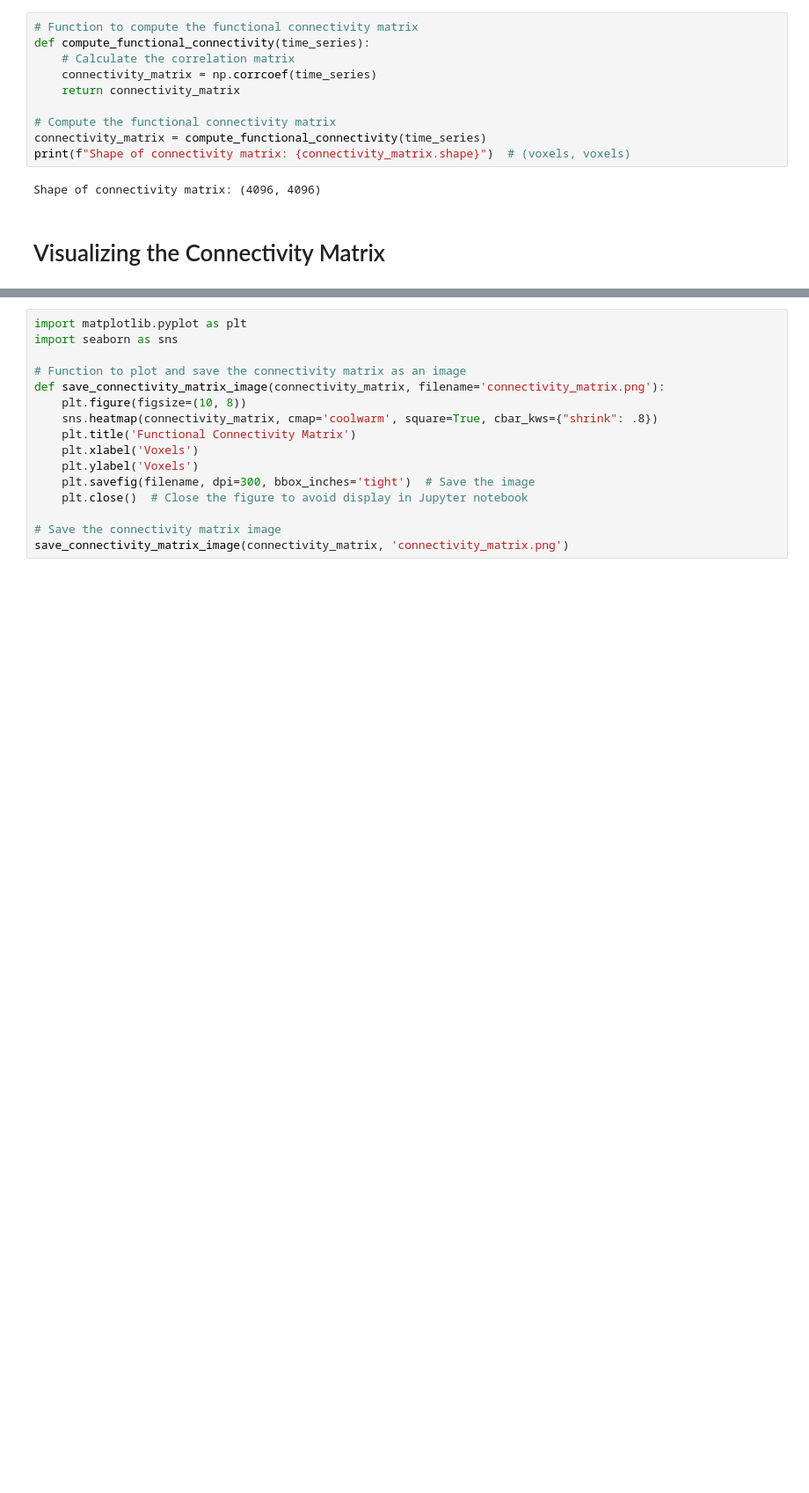
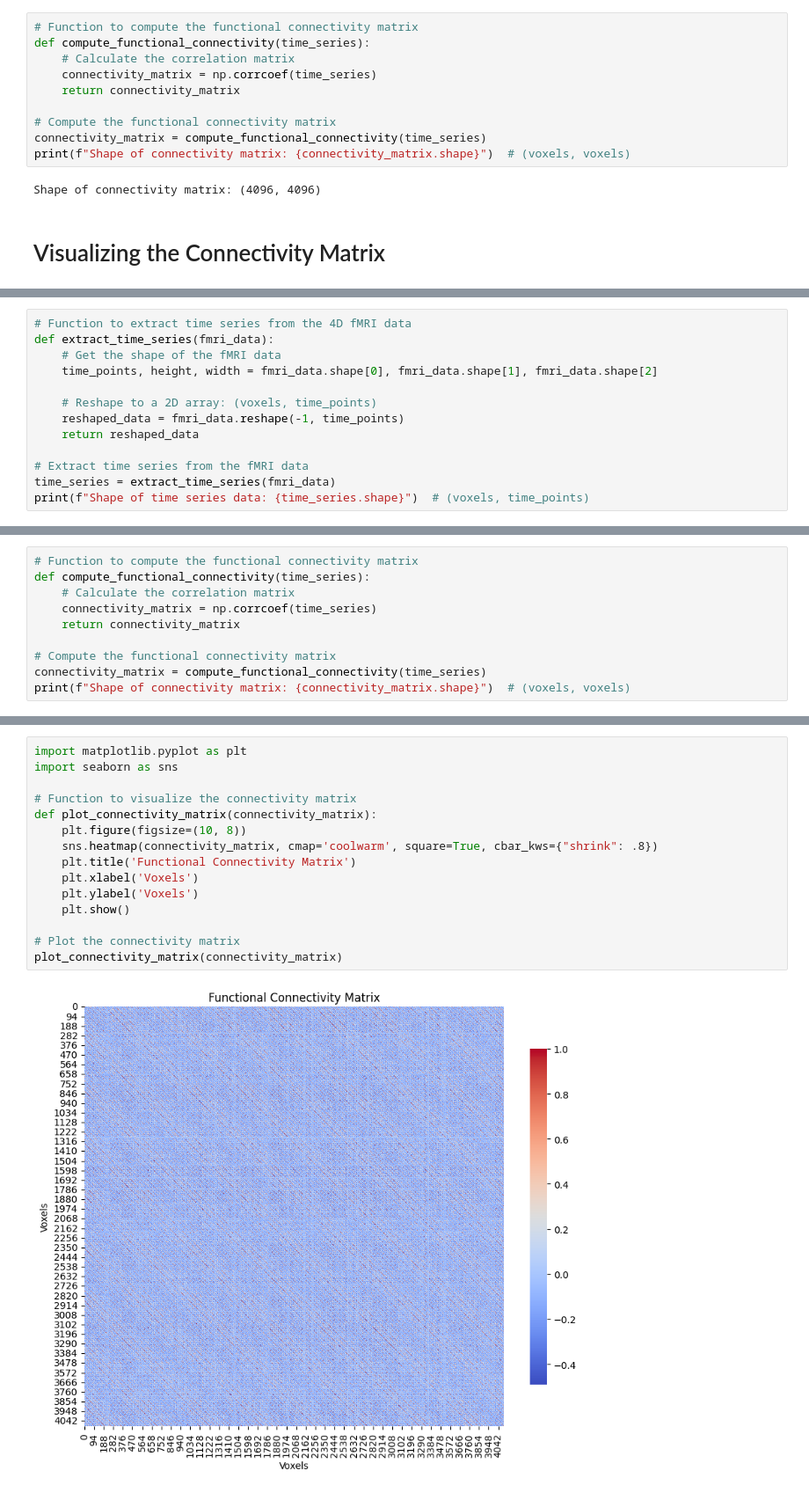
Before and after one commit to aliikhwan99/Different_stage_of_AD_detection, a Jupyter notebook: different-stage-of-ad-detection.ipynb, the cells around one changed output, grey strips where cells are left out. Shown at 88% size. Drawn from its saved outputs; the diff is of its cells as text; blank space fills up the shorter version.

Commit message:
Kaggle Notebook | Different_stage_of_AD_detection | Version 2

```diff
--- a/different-stage-of-ad-detection.ipynb
+++ b/different-stage-of-ad-detection.ipynb
@@ -76,0 +111,13 @@ plot_connectivity_matrix(connectivity_matrix)
+# %%
+# Function to extract time series from the 4D fMRI data
+def extract_time_series(fmri_data):
+    # Get the shape of the fMRI data
+    time_points, height, width = fmri_data.shape[0], fmri_data.shape[1], fmri_data.shape[2]
+
+    # Reshape to a 2D array: (voxels, time_points)
+    reshaped_data = fmri_data.reshape(-1, time_points)
+    return reshaped_data
+
+# Extract time series from the fMRI data
+time_series = extract_time_series(fmri_data)
+print(f"Shape of time series data: {time_series.shape}")  # (voxels, time_points)
@@ -76,0 +126,10 @@ plot_connectivity_matrix(connectivity_matrix)
+# %%
+# Function to compute the functional connectivity matrix
+def compute_functional_connectivity(time_series):
+    # Calculate the correlation matrix
+    connectivity_matrix = np.corrcoef(time_series)
+    return connectivity_matrix
+
+# Compute the functional connectivity matrix
+connectivity_matrix = compute_functional_connectivity(time_series)
+print(f"Shape of connectivity matrix: {connectivity_matrix.shape}")  # (voxels, voxels)
@@ -77,16 +138,17 @@ plot_connectivity_matrix(connectivity_matrix)
 # %%
 import matplotlib.pyplot as plt
 import seaborn as sns
 
-# Function to plot and save the connectivity matrix as an image
-def save_connectivity_matrix_image(connectivity_matrix, filename='connectivity_matrix.png'):
+# Function to visualize the connectivity matrix
+def plot_connectivity_matrix(connectivity_matrix):
     plt.figure(figsize=(10, 8))
     sns.heatmap(connectivity_matrix, cmap='coolwarm', square=True, cbar_kws={"shrink": .8})
     plt.title('Functional Connectivity Matrix')
     plt.xlabel('Voxels')
     plt.ylabel('Voxels')
-    plt.savefig(filename, dpi=300, bbox_inches='tight')  # Save the image
-    plt.close()  # Close the figure to avoid display in Jupyter notebook
+    plt.show()
 
-# Save the connectivity matrix image
-save_connectivity_matrix_image(connectivity_matrix, 'connectivity_matrix.png')
+# Plot the connectivity matrix
+plot_connectivity_matrix(connectivity_matrix)
+# %% [output]
+[figure, added]
```
Also changed, not shown: parts of 7 cells of this notebook.
